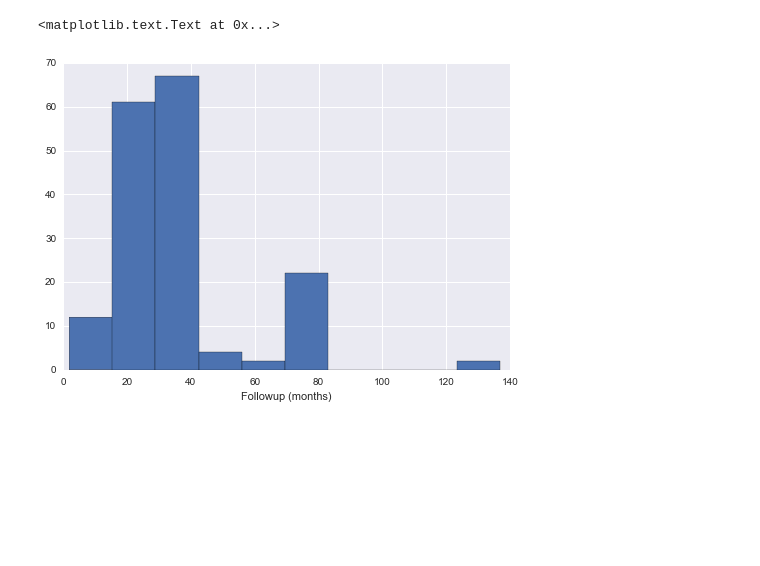
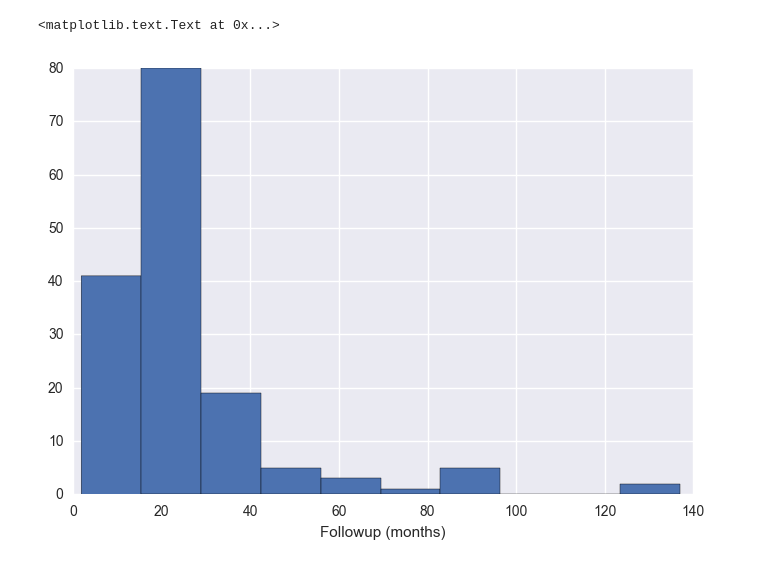
Before and after one commit to VanderbiltPopHealthSci/uterine_fibroids_MA, a Jupyter notebook: Key Question 4 Meta-analysis.ipynb, the cells around one changed output. Cells and saved outputs as stored; diff of their text form; code cells hidden in the pictures; blank space fills up the shorter version.

```diff
--- a/Key Question 4 Meta-analysis.ipynb
+++ b/Key Question 4 Meta-analysis.ipynb
@@ -29,0 +205,7 @@ Name: followup_event_time, dtype: int64
+# %%
+kq4_data.loc[kq4_data.fup_median.notnull(), 'fup_months'] = np.nan
+# %%
+kq4_data['fup_min'] = 0
+kq4_data['fup_max'] = kq4_data.fup_months.max()
+
+fup_min, fup_max = np.transpose([[float(x[0]), float(x[1])] for x in kq4_data.fup_range[kq4_data.fup_median.notnull()].str.split('-')])
@@ -29,0 +214,3 @@ Name: followup_event_time, dtype: int64
+# %%
+kq4_data.loc[kq4_data.fup_median.notnull(), 'fup_min'] = fup_min * ((1-kq4_data.died)[kq4_data.fup_median.notnull()])
+kq4_data.loc[kq4_data.fup_median.notnull(), 'fup_max'] = fup_max
@@ -47,3 +240 @@ followup_event_time    0.00
 dtype: float64
-# %%
-kq4_data = kq4_data.dropna(axis='rows', subset=['Months follow-up'])
@@ -97,6 +247,6 @@ axes.set_xlabel('Age')
 # %%
-axes = kq4_data['Months follow-up'].hist()
+axes = kq4_data['fup_months'].hist()
 axes.set_xlabel('Followup (months)')
 # %% [output]
 <matplotlib.text.Text at 0x...>
-[figure, old version]
+[figure, new version]
```
Also changed, not shown: parts of 75 cells of this notebook.
